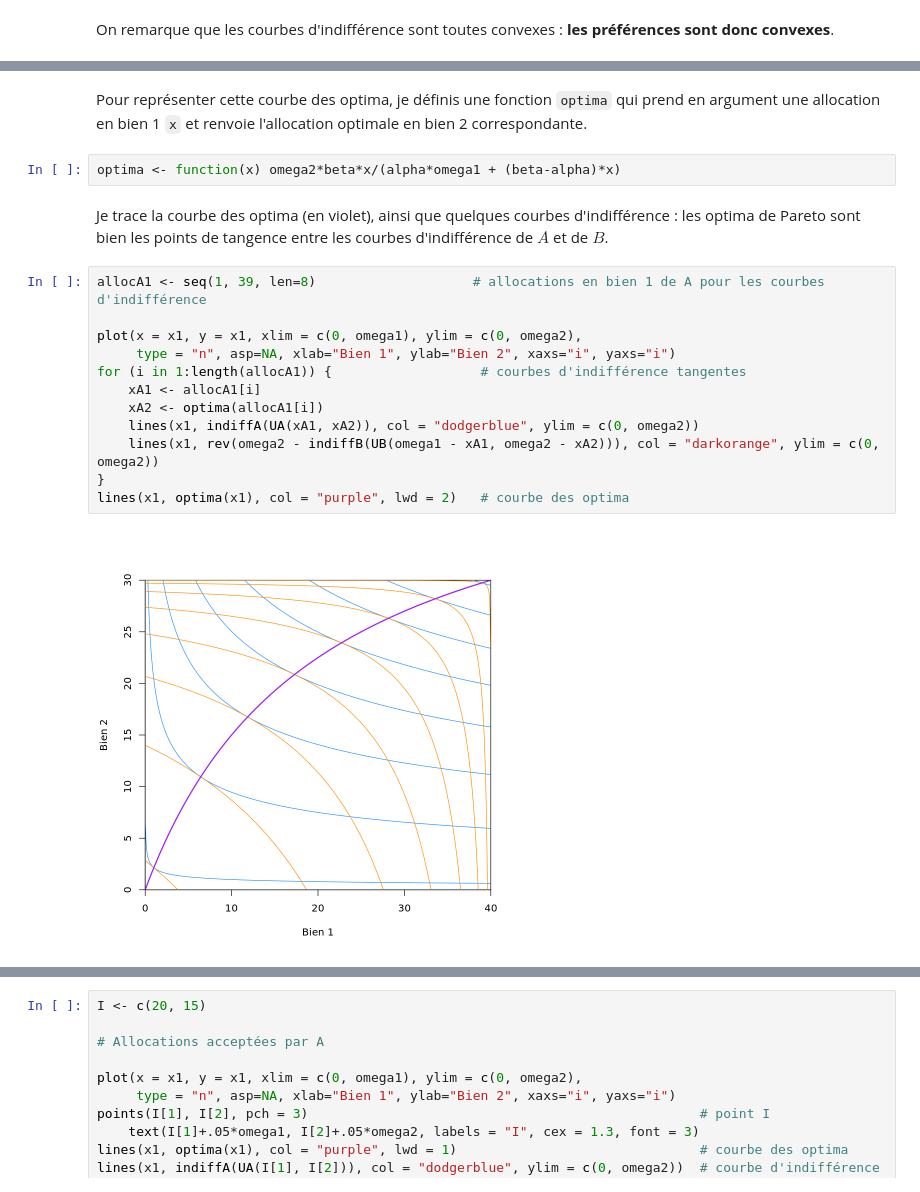
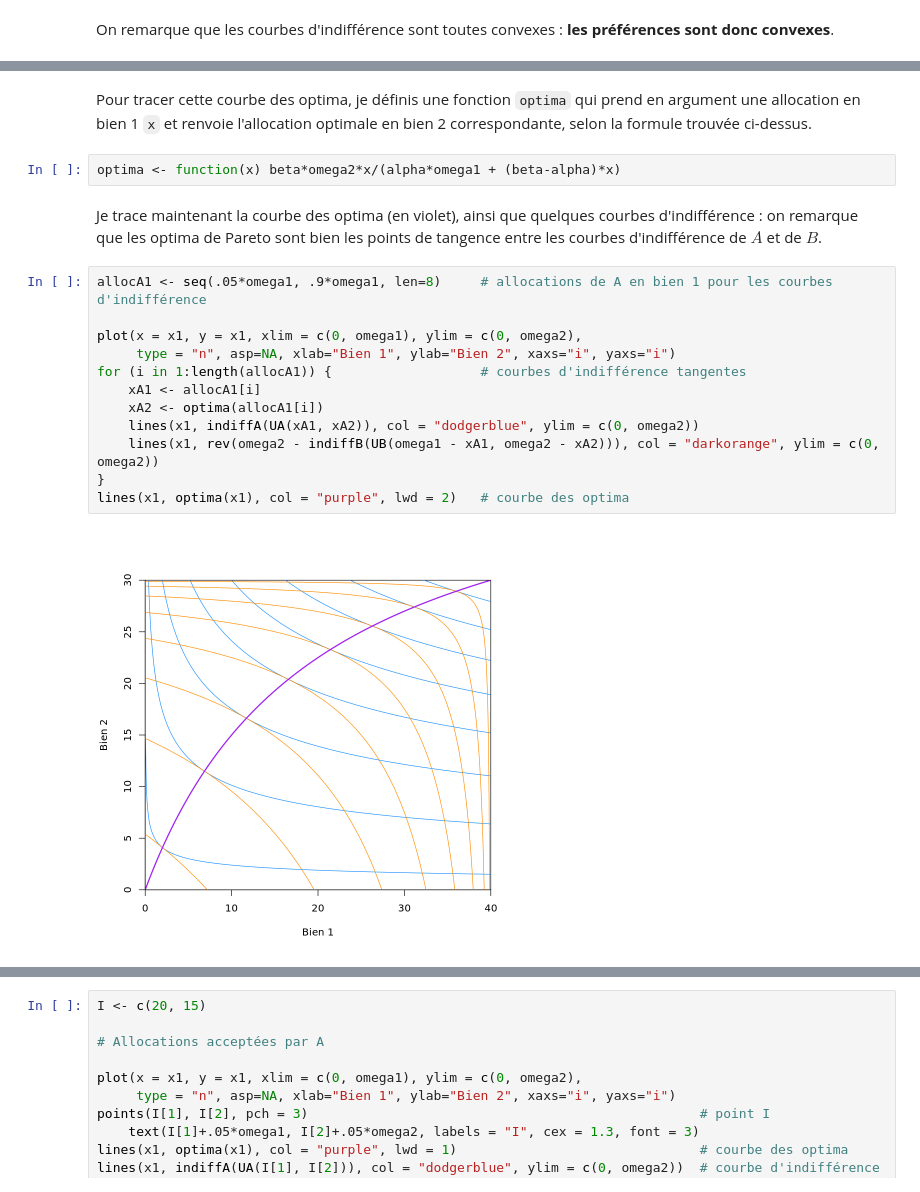
Before and after one commit to antoine-jacquet/TeachingBinder, a Jupyter notebook: Teaching/Microéconomie 5/micro5-TD1-ex1.ipynb, the cells around one changed output, grey strips where cells are left out. Saved outputs shown, nothing was run; the diff lists cells and outputs as text.

```diff
--- a/Teaching/Microéconomie 5/micro5-TD1-ex1.ipynb
+++ b/Teaching/Microéconomie 5/micro5-TD1-ex1.ipynb
@@ -92,23 +92,23 @@ que l'on peut résoudre pour finalement obtenir les $x_2^A$ optimaux en fonction
     x_2^A = \frac{\beta \omega_2 x_1^A}{\alpha \omega_1 + (\beta - \alpha) x_1^A} \overset{\text{A.N.}}{=} \frac{45 x_1^A}{20 + x_1^A}.
 \end{equation}
 # %% [markdown]
-Pour représenter cette courbe des optima, je définis une fonction `optima` qui prend en argument une allocation en bien 1 `x` et renvoie l'allocation optimale en bien 2 correspondante.
+Pour tracer cette courbe des optima, je définis une fonction `optima` qui prend en argument une allocation en bien 1 `x` et renvoie l'allocation optimale en bien 2 correspondante, selon la formule trouvée ci-dessus.
 # %%
-optima <- function(x) omega2*beta*x/(alpha*omega1 + (beta-alpha)*x)
+optima <- function(x) beta*omega2*x/(alpha*omega1 + (beta-alpha)*x)
 # %% [markdown]
-Je trace la courbe des optima (en violet), ainsi que quelques courbes d'indifférence : les optima de Pareto sont bien les points de tangence entre les courbes d'indifférence de $A$ et de $B$.
+Je trace maintenant la courbe des optima (en violet), ainsi que quelques courbes d'indifférence : on remarque que les optima de Pareto sont bien les points de tangence entre les courbes d'indifférence de $A$ et de $B$.
 # %%
-allocA1 <- seq(1, 39, len=8)                    # allocations en bien 1 de A pour les courbes d'indifférence
+allocA1 <- seq(.05*omega1, .9*omega1, len=8)     # allocations de A en bien 1 pour les courbes d'indifférence
 
 plot(x = x1, y = x1, xlim = c(0, omega1), ylim = c(0, omega2),
      type = "n", asp=NA, xlab="Bien 1", ylab="Bien 2", xaxs="i", yaxs="i")
 for (i in 1:length(allocA1)) {                   # courbes d'indifférence tangentes
     xA1 <- allocA1[i]
     xA2 <- optima(allocA1[i])
     lines(x1, indiffA(UA(xA1, xA2)), col = "dodgerblue", ylim = c(0, omega2))
     lines(x1, rev(omega2 - indiffB(UB(omega1 - xA1, omega2 - xA2))), col = "darkorange", ylim = c(0, omega2))
 }
 lines(x1, optima(x1), col = "purple", lwd = 2)   # courbe des optima
 # %% [output]
-[figure, old version]
+[figure, new version]
 # %% [markdown]
```
Also changed, not shown: parts of 6 cells of this notebook, 1 other file.
